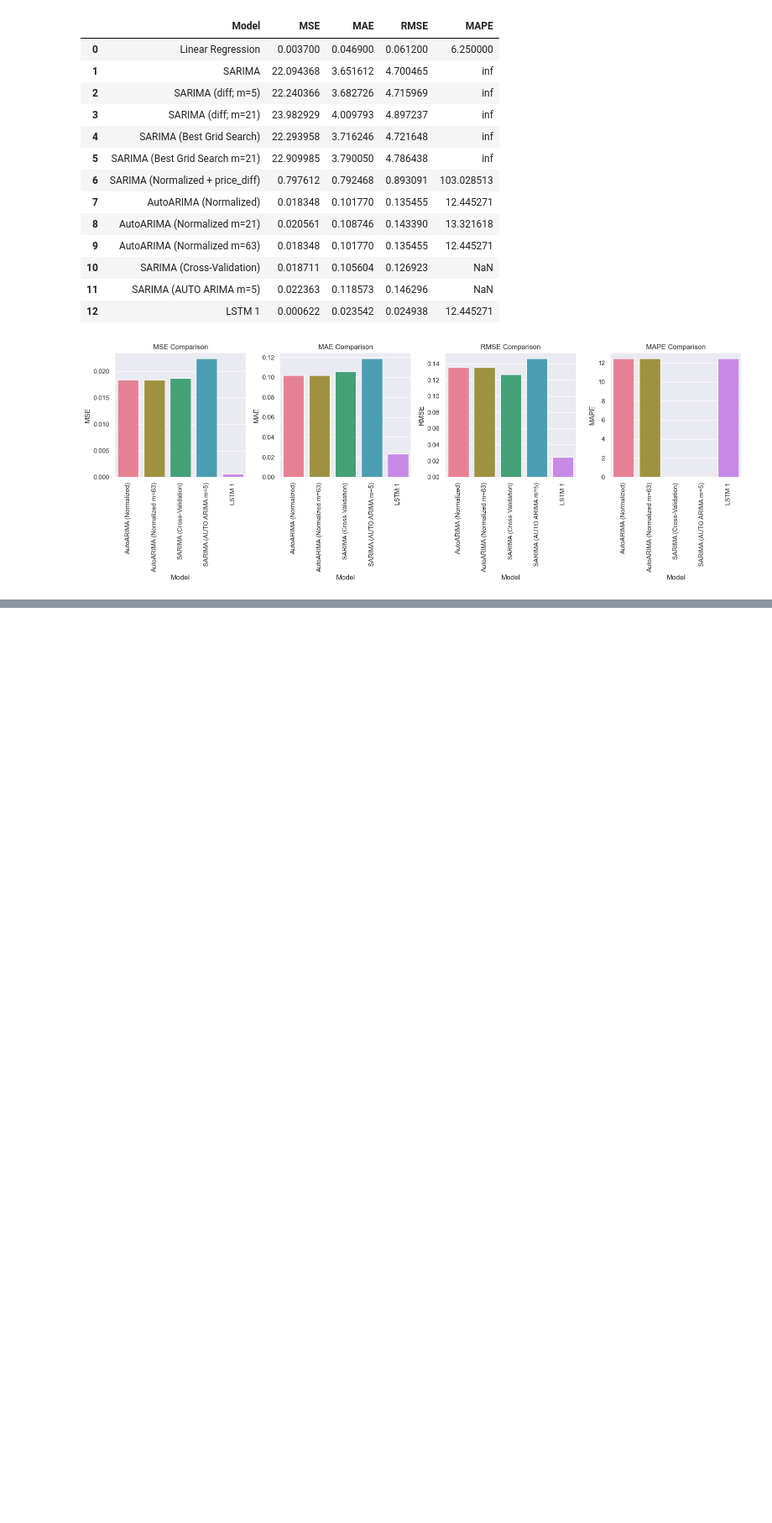
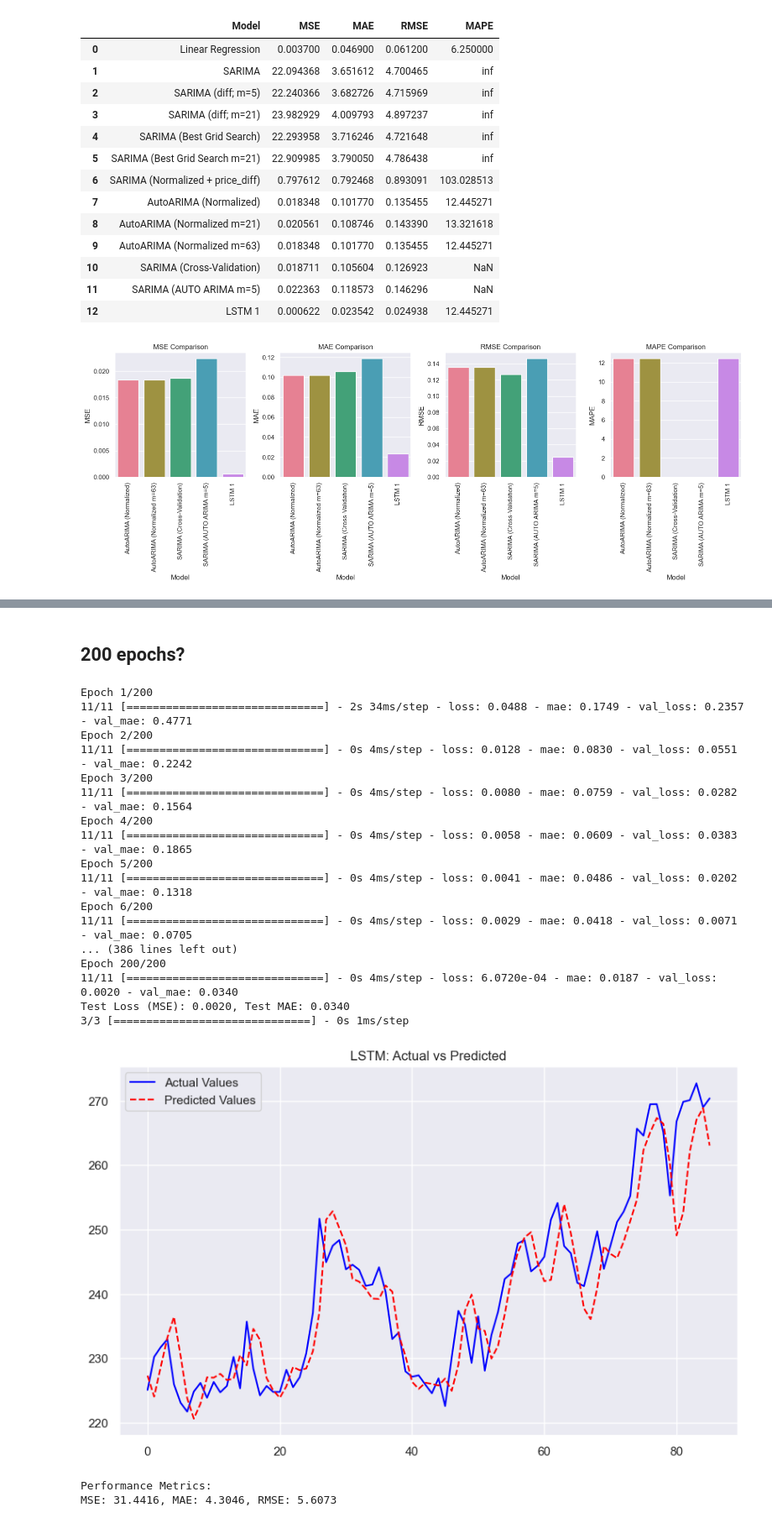
Before and after one commit to clarissa2020274/2020274_capstone, a Jupyter notebook: 2020274_October_24_Modeling and Evaluation (SARIMA and LSTM) 14.ipynb, the cells around one changed output, grey strips where cells are left out. Shown at 84% size. Cells and saved outputs as stored; diff of their text form; code cells hidden in the pictures; blank space fills up the shorter version.

```diff
--- a/2020274_October_24_Modeling and Evaluation (SARIMA and LSTM) 6.ipynb
+++ b/2020274_October_24_Modeling and Evaluation (SARIMA and LSTM) 14.ipynb
@@ -1758,0 +1927,67 @@ X, y = create_lstm_sequences(scaled_data, window_size)
+# %% [markdown]
+## 200 epochs?
+# %%
+# Build the LSTM model
+model = tf.keras.Sequential([
+    tf.keras.layers.LSTM(50, return_sequences=False, input_shape=(X_train.shape[1], 1)),
+    tf.keras.layers.Dense(1)
+])
+
+# Compile the model
+model.compile(optimizer='adam', loss='mse', metrics=['mae'])
+
+# Train the model
+history = model.fit(
+    X_train, y_train,
+    epochs=200,
+    batch_size=32,
+    validation_data=(X_test, y_test),
+    verbose=1
+)
+
+# Evaluate the model
+loss, mae = model.evaluate(X_test, y_test, verbose=0)
+print(f"Test Loss (MSE): {loss:.4f}, Test MAE: {mae:.4f}")
+
+# Make predictions
+predictions = model.predict(X_test)
+
+# Inverse transform the predictions and actual values
+scaled_predictions = predictions.flatten()
+original_predictions = scaler.inverse_transform(scaled_predictions.reshape(-1, 1))
+original_y_test = scaler.inverse_transform(y_test.reshape(-1, 1))
+
+# Plot actual vs predicted values
+plt.figure(figsize=(10, 6))
+plt.plot(original_y_test, label='Actual Values', color='blue')
+plt.plot(original_predictions, label='Predicted Values', color='red', linestyle='--')
+plt.legend()
+plt.title("LSTM: Actual vs Predicted")
+plt.show()
+
+# Calculate error metrics
+mse = mean_squared_error(original_y_test, original_predictions)
+mae = mean_absolute_error(original_y_test, original_predictions)
+rmse = np.sqrt(mse)
+print(f"Performance Metrics:\nMSE: {mse:.4f}, MAE: {mae:.4f}, RMSE: {rmse:.4f}")
+# %% [output]
+Epoch 1/200
+11/11 [==============================] - 2s 34ms/step - loss: 0.0488 - mae: 0.1749 - val_loss: 0.2357 - val_mae: 0.4771
+Epoch 2/200
+11/11 [==============================] - 0s 4ms/step - loss: 0.0128 - mae: 0.0830 - val_loss: 0.0551 - val_mae: 0.2242
+Epoch 3/200
+11/11 [==============================] - 0s 4ms/step - loss: 0.0080 - mae: 0.0759 - val_loss: 0.0282 - val_mae: 0.1564
+Epoch 4/200
+11/11 [==============================] - 0s 4ms/step - loss: 0.0058 - mae: 0.0609 - val_loss: 0.0383 - val_mae: 0.1865
+Epoch 5/200
+11/11 [==============================] - 0s 4ms/step - loss: 0.0041 - mae: 0.0486 - val_loss: 0.0202 - val_mae: 0.1318
+Epoch 6/200
+11/11 [==============================] - 0s 4ms/step - loss: 0.0029 - mae: 0.0418 - val_loss: 0.0071 - val_mae: 0.0705
+... (386 lines left out)
+Epoch 200/200
+11/11 [==============================] - 0s 4ms/step - loss: 6.0720e-04 - mae: 0.0187 - val_loss: 0.0020 - val_mae: 0.0340
+Test Loss (MSE): 0.0020, Test MAE: 0.0340
+3/3 [==============================] - 0s 1ms/step
+[figure, added]
+Performance Metrics:
+MSE: 31.4416, MAE: 4.3046, RMSE: 5.6073
```
Also changed, not shown: parts of 18 cells of this notebook, 11 other files.
